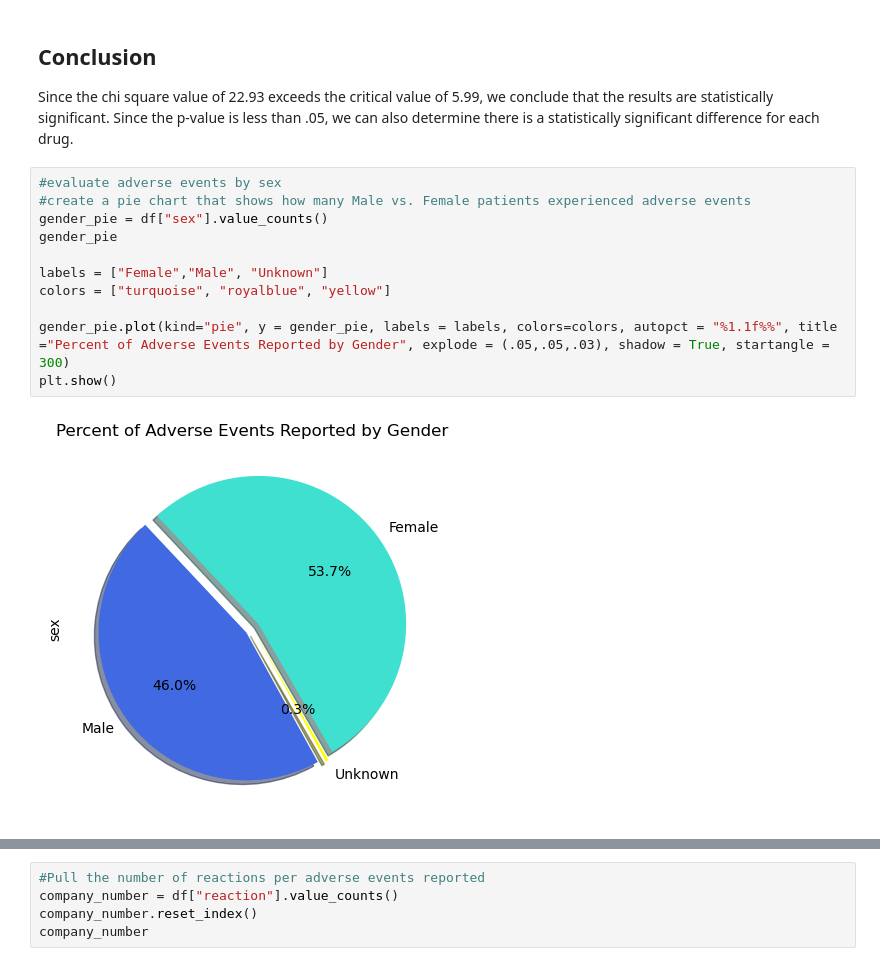
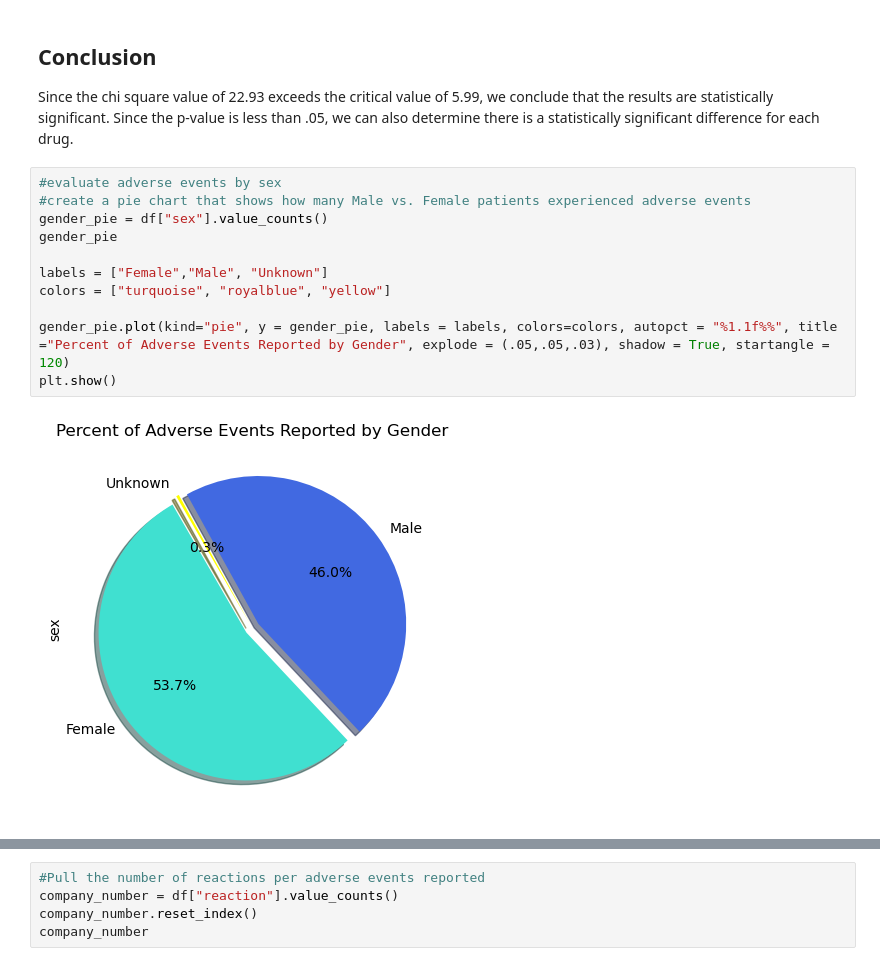
Before and after one commit to EBPaz/Adverse_Drug_Events_In_Pain_Medications, a Jupyter notebook: Eva/main dataframe.ipynb, the cells around one changed output, grey strips where cells are left out. Saved outputs shown, nothing was run; the diff lists cells and outputs as text.

```diff
--- a/Eva/main dataframe.ipynb
+++ b/Eva/main dataframe.ipynb
@@ -619,16 +619,16 @@ Since the chi square value of 22.93 exceeds the critical value of 5.99, we concl
 # %%
 #evaluate adverse events by sex
 #create a pie chart that shows how many Male vs. Female patients experienced adverse events
 gender_pie = df["sex"].value_counts()
 gender_pie
 
 labels = ["Female","Male", "Unknown"]
 colors = ["turquoise", "royalblue", "yellow"]
 
-gender_pie.plot(kind="pie", y = gender_pie, labels = labels, colors=colors, autopct = "%1.1f%%", title ="Percent of Adverse Events Reported by Gender", explode = (.05,.05,.03), shadow = True, startangle = 300)
+gender_pie.plot(kind="pie", y = gender_pie, labels = labels, colors=colors, autopct = "%1.1f%%", title ="Percent of Adverse Events Reported by Gender", explode = (.05,.05,.03), shadow = True, startangle = 120)
 plt.show()
 # %% [output]
-[figure, old version]
+[figure, new version]
 # %%
 #create a pie chart that shows how many Male vs. Female patients experienced adverse events for Hydrocodone
 gender_hydrocodone = hydrocodone_df["sex"].value_counts()
```
Also changed, not shown: parts of 5 cells of this notebook.
